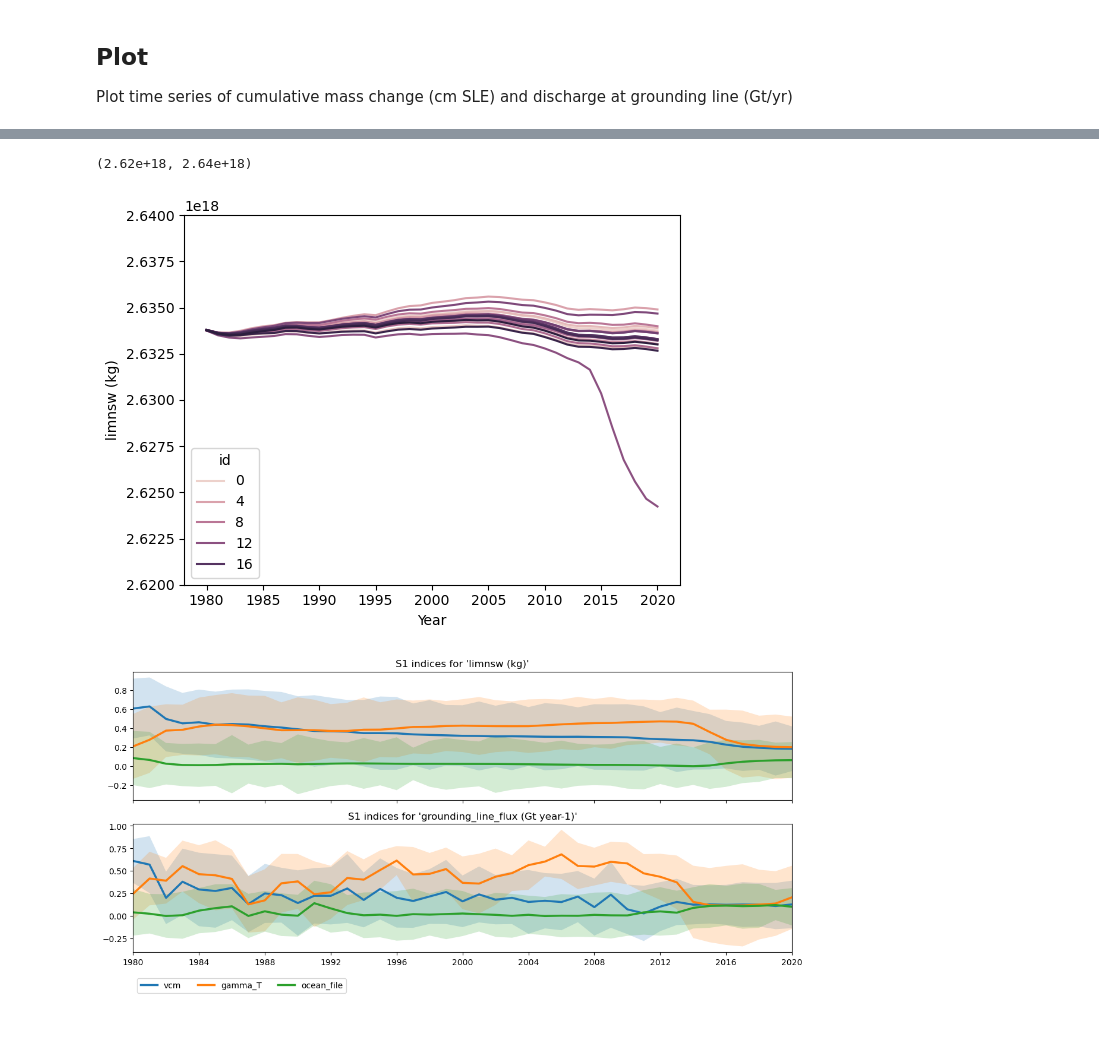
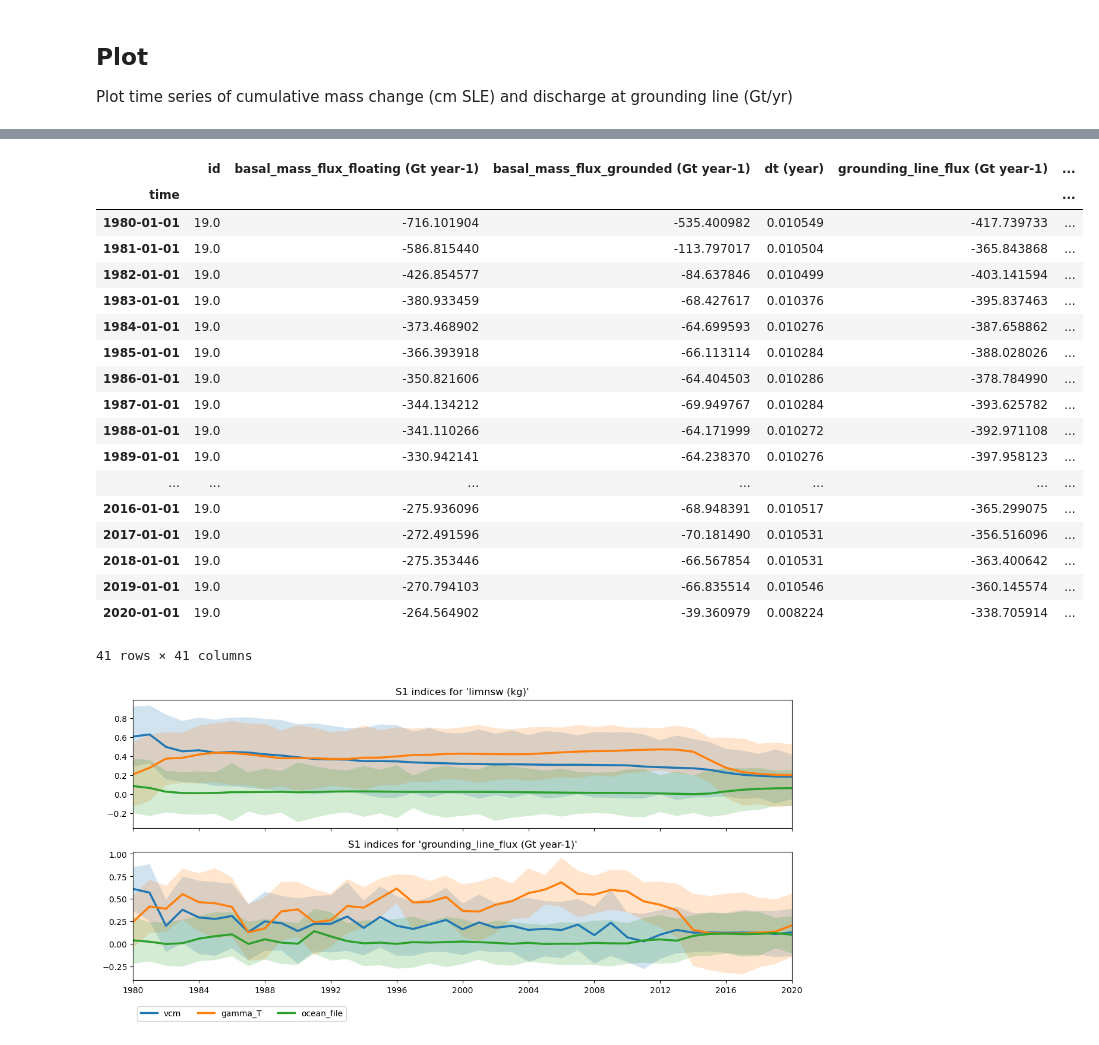
Before and after one commit to pism/pism-ragis, a Jupyter notebook: notebooks/ragis_scalar.ipynb, the cells around one changed output, grey strips where cells are left out. Saved outputs shown, nothing was run; the diff lists cells and outputs as text; code cells hidden in the pictures.

```diff
--- a/notebooks/ragis_scalar.ipynb
+++ b/notebooks/ragis_scalar.ipynb
@@ -105,9 +140,25 @@ fig.savefig(f"ragis-{lhs}_scalar.pdf")
-# %%
-lp = sns.lineplot(data=df.reset_index(), x="Year", y="limnsw (kg)", hue="id", ci=90)
-lp.set_ylim(2.62e18, 2.64e18)
-# %% [output]
-(2.62e+18, 2.64e+18)
-[figure, removed]
+# %%
+ens.groupby(by="time").quantile(0.05)
+# %% [output]
+|  | id | basal_mass_flux_floating (Gt year-1) | basal_mass_flux_grounded (Gt year-1) | dt (year) | grounding_line_flux (Gt year-1) | ... |
+| time |  |  |  |  |  | ... |
+| 1980-01-01 | 19.0 | -716.101904 | -535.400982 | 0.010549 | -417.739733 | ... |
+| 1981-01-01 | 19.0 | -586.815440 | -113.797017 | 0.010504 | -365.843868 | ... |
+| 1982-01-01 | 19.0 | -426.854577 | -84.637846 | 0.010499 | -403.141594 | ... |
+| 1983-01-01 | 19.0 | -380.933459 | -68.427617 | 0.010376 | -395.837463 | ... |
+| 1984-01-01 | 19.0 | -373.468902 | -64.699593 | 0.010276 | -387.658862 | ... |
+| 1985-01-01 | 19.0 | -366.393918 | -66.113114 | 0.010284 | -388.028026 | ... |
+| 1986-01-01 | 19.0 | -350.821606 | -64.404503 | 0.010286 | -378.784990 | ... |
+| 1987-01-01 | 19.0 | -344.134212 | -69.949767 | 0.010284 | -393.625782 | ... |
+| 1988-01-01 | 19.0 | -341.110266 | -64.171999 | 0.010272 | -392.971108 | ... |
+| 1989-01-01 | 19.0 | -330.942141 | -64.238370 | 0.010276 | -397.958123 | ... |
+| ... | ... | ... | ... | ... | ... | ... |
+| 2016-01-01 | 19.0 | -275.936096 | -68.948391 | 0.010517 | -365.299075 | ... |
+| 2017-01-01 | 19.0 | -272.491596 | -70.181490 | 0.010531 | -356.516096 | ... |
+| 2018-01-01 | 19.0 | -275.353446 | -66.567854 | 0.010531 | -363.400642 | ... |
+| 2019-01-01 | 19.0 | -270.794103 | -66.835514 | 0.010546 | -360.145574 | ... |
+| 2020-01-01 | 19.0 | -264.564902 | -39.360979 | 0.008224 | -338.705914 | ... |
+41 rows × 41 columns
 # %%
     si = "S1"
     outfile = f"{lhs}.pdf"
```
Also changed, not shown: parts of 6 cells of this notebook, 1 other file.
